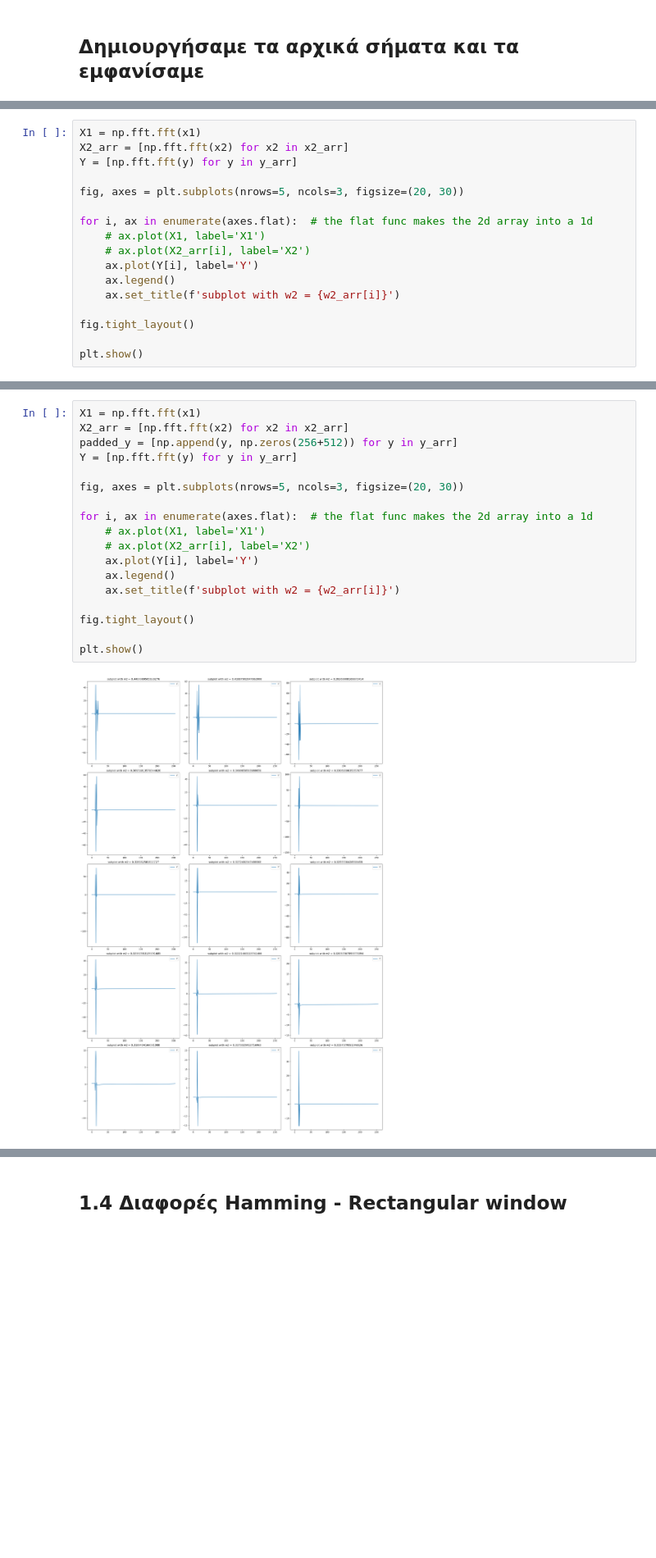
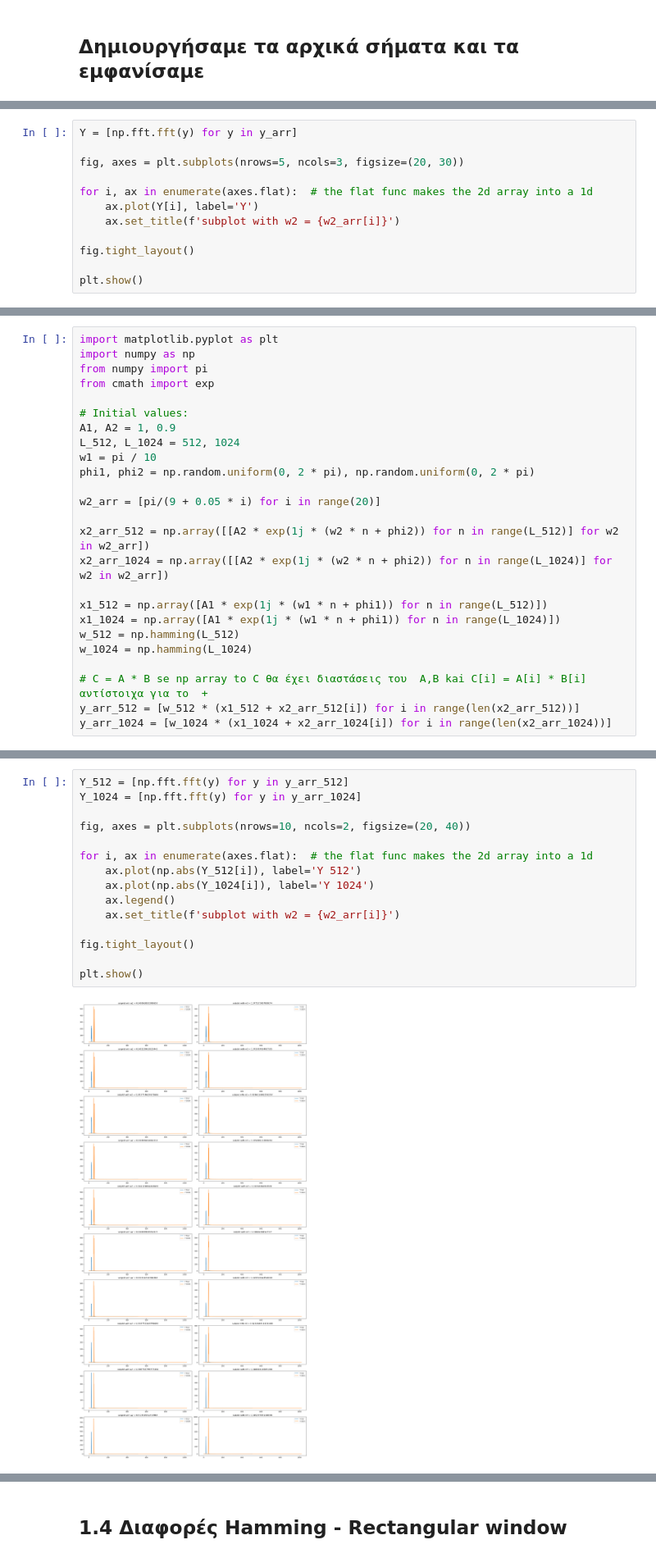
Before and after one commit to ElGreKost/DSP-Lab-Suite, a Jupyter notebook: Digital-Signal-Processing/dsp_project1/dsp_lab1_code.ipynb, the cells around one changed output, grey strips where cells are left out. Shown at 82% size. Cells and saved outputs as stored; diff of their text form; blank space fills up the shorter version.

```diff
--- a/Digital-Signal-Processing/dsp_project1/dsp_lab1_code.ipynb
+++ b/Digital-Signal-Processing/dsp_project1/dsp_lab1_code.ipynb
@@ -62,15 +62,10 @@ plt.show()
 # %%
-X1 = np.fft.fft(x1)
-X2_arr = [np.fft.fft(x2) for x2 in x2_arr]
 Y = [np.fft.fft(y) for y in y_arr]
 
 fig, axes = plt.subplots(nrows=5, ncols=3, figsize=(20, 30))
 
 for i, ax in enumerate(axes.flat):  # the flat func makes the 2d array into a 1d
-    # ax.plot(X1, label='X1')
-    # ax.plot(X2_arr[i], label='X2')
     ax.plot(Y[i], label='Y')
-    ax.legend()
     ax.set_title(f'subplot with w2 = {w2_arr[i]}')
 
 fig.tight_layout()
@@ -102,0 +104,25 @@ plt.show()
+# %%
+import matplotlib.pyplot as plt
+import numpy as np
+from numpy import pi
+from cmath import exp
+
+# Initial values:
+A1, A2 = 1, 0.9
+L_512, L_1024 = 512, 1024
+w1 = pi / 10
+phi1, phi2 = np.random.uniform(0, 2 * pi), np.random.uniform(0, 2 * pi)
+
+w2_arr = [pi/(9 + 0.05 * i) for i in range(20)]
+
+x2_arr_512 = np.array([[A2 * exp(1j * (w2 * n + phi2)) for n in range(L_512)] for w2 in w2_arr])
+x2_arr_1024 = np.array([[A2 * exp(1j * (w2 * n + phi2)) for n in range(L_1024)] for w2 in w2_arr])
+
+x1_512 = np.array([A1 * exp(1j * (w1 * n + phi1)) for n in range(L_512)])
+x1_1024 = np.array([A1 * exp(1j * (w1 * n + phi1)) for n in range(L_1024)])
+w_512 = np.hamming(L_512)
+w_1024 = np.hamming(L_1024)
+
+# C = A * B se np array to C θα έχει διαστάσεις του  A,B kai C[i] = A[i] * B[i] αντίστοιχα για το  +
+y_arr_512 = [w_512 * (x1_512 + x2_arr_512[i]) for i in range(len(x2_arr_512))]
+y_arr_1024 = [w_1024 * (x1_1024 + x2_arr_1024[i]) for i in range(len(x2_arr_1024))]
@@ -103,20 +131,17 @@ plt.show()
 # %%
-X1 = np.fft.fft(x1)
-X2_arr = [np.fft.fft(x2) for x2 in x2_arr]
-padded_y = [np.append(y, np.zeros(256+512)) for y in y_arr]
-Y = [np.fft.fft(y) for y in y_arr]
+Y_512 = [np.fft.fft(y) for y in y_arr_512]
+Y_1024 = [np.fft.fft(y) for y in y_arr_1024]
 
-fig, axes = plt.subplots(nrows=5, ncols=3, figsize=(20, 30))
+fig, axes = plt.subplots(nrows=10, ncols=2, figsize=(20, 40))
 
 for i, ax in enumerate(axes.flat):  # the flat func makes the 2d array into a 1d
-    # ax.plot(X1, label='X1')
-    # ax.plot(X2_arr[i], label='X2')
-    ax.plot(Y[i], label='Y')
+    ax.plot(np.abs(Y_512[i]), label='Y 512')
+    ax.plot(np.abs(Y_1024[i]), label='Y 1024')
     ax.legend()
     ax.set_title(f'subplot with w2 = {w2_arr[i]}')
 
 fig.tight_layout()
 
 plt.show()
 # %% [output]
-[figure, old version]
+[figure, new version]
```
Also changed, not shown: parts of 17 cells of this notebook, 1 other file.
